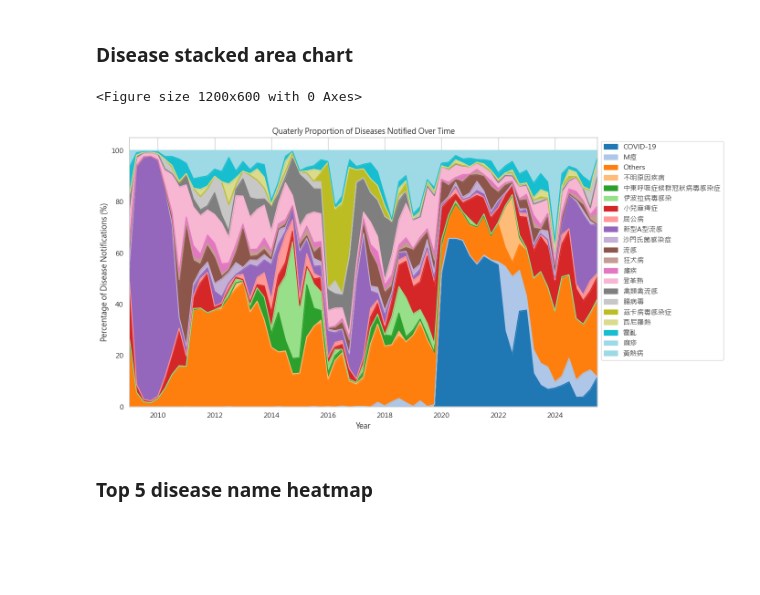
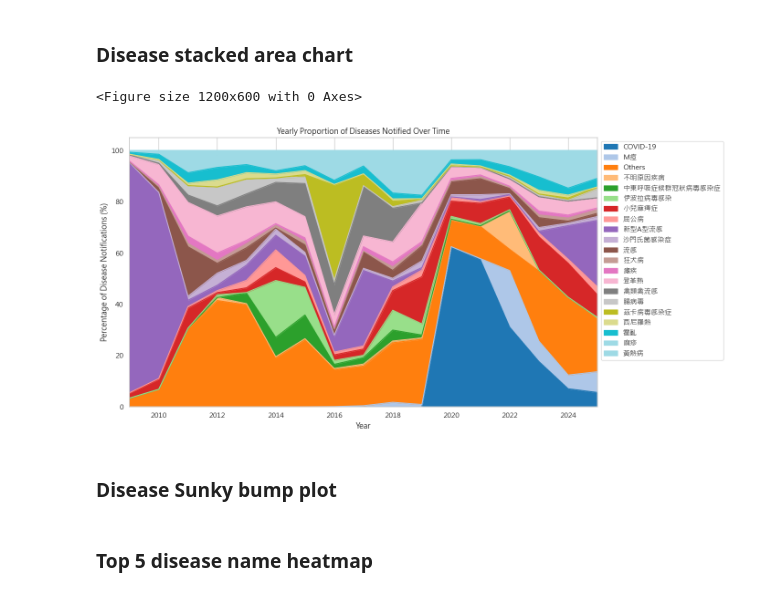
Before and after one commit to haokaitseng/cdc_eic_daily_news, a Jupyter notebook: main.ipynb, the cells around one changed output. Cells and saved outputs as stored; diff of their text form; code cells hidden in the pictures; blank space fills up the shorter version.

```diff
--- a/main.ipynb
+++ b/main.ipynb
@@ -895,33 +895,37 @@ plt.rcParams['axes.unicode_minus'] = False
 df_plot = df.copy()
 df_plot['disease_grouped'] = df_plot['disease_name'].apply(
     lambda x: x if x in list_common_diseases else 'Others'
 )
 
 # 🟢 Step 2: Group by month and grouped disease name
 df_plot['date'] = pd.to_datetime(df_plot['date'], errors='coerce')
 df_counts = (
     df_plot
-    .groupby([df_plot['date'].dt.to_period('Q'), 'disease_grouped'])# Y Q M
+    .groupby([df_plot['date'].dt.to_period('Y'), 'disease_grouped'])# Y Q M
     .size()
     .reset_index(name='count')
 )
 
 # Convert Period to Timestamp
 df_counts['date'] = df_counts['date'].dt.to_timestamp()
 
 # 🟢 Step 3: Pivot and normalize to percentage
 df_pivot = df_counts.pivot(index='date', columns='disease_grouped', values='count').fillna(0)
 df_percent = df_pivot.div(df_pivot.sum(axis=1), axis=0) * 100
 
 # 🟢 Step 4: Plot stacked area chart
 plt.figure(figsize=(12, 6))
 df_percent.plot(kind='area', stacked=True, figsize=(14, 7), colormap='tab20')
 plt.ylabel('Percentage of Disease Notifications (%)')
-plt.title('Quaterly Proportion of Diseases Notified Over Time')
+plt.title('Yearly Proportion of Diseases Notified Over Time')
 plt.xlabel('Year')
 plt.legend(loc='upper left', bbox_to_anchor=(1, 1))
 plt.tight_layout()
+
+plt.savefig("output/plot/disease_proportion_annual_trend.png", dpi=300)
 plt.show()
 # %% [output]
 <Figure size 1200x600 with 0 Axes>
-[figure, old version]
+[figure, new version]
+# %% [markdown]
+### Disease Sunky bump plot
```
Also changed, not shown: parts of 5 cells of this notebook, 13 other files.
